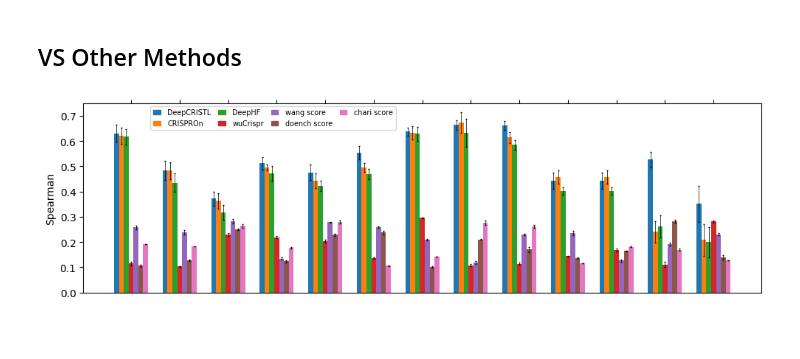
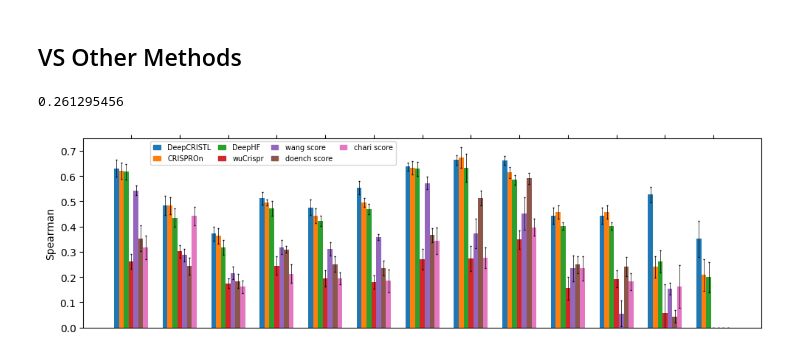
Before and after one commit to OrensteinLab/DeepCRISTL, a Jupyter notebook: new_version/graphs.ipynb, the cells around one changed output. Drawn from its saved outputs; the diff is of its cells as text; code cells hidden in the pictures.

Commit message:
improved graphs

```diff
--- a/new_version/graphs.ipynb
+++ b/new_version/graphs.ipynb
@@ -108,10 +117,13 @@ for dataset in original_datasets:
     dataset += ' ' * (IDEAL_LENGTH - len(dataset))
     datasets.append(dataset)
 
-categories = ['gl_tl', 'full_tl', 'no_em_tl', 'LL_tl', 'no_tl', 'no_pre_train']
+categories_tl = ['gl_tl', 'full_tl', 'no_em_tl', 'LL_tl', 'no_tl', 'no_pre_train']
 
-data_means_deephf,  data_stds_deephf= get_dict_avg_std('results_dhf_example.csv', original_datasets, categories)
-data_means_crispron, data_stds_crispron= get_dict_avg_std('results_co_example.csv', original_datasets, categories)
+data_means_deephf,  data_stds_deephf= get_dict_avg_std('results_dhf_example.csv', original_datasets, categories_tl)
+data_means_crispron, data_stds_crispron= get_dict_avg_std('results_co_example.csv', original_datasets, categories_tl)
+
+categories_various = ['wuCrispr', 'wang', 'doench', 'chariRaw']
+data_means_various, data_stds_various= get_dict_avg_std('results_various.csv', original_datasets, categories_various, is_various = True)
 # %% [markdown]
 ## TL Comparison
 # %%
@@ -123,19 +135,19 @@ hex_colors = ['#1f77b4', '#ff7f0e', '#2ca02c', '#d62728', '#9467bd', '#8c564b']
 
 
 num_datasets = len(datasets)
-num_categories = len(categories)
+num_categories = len(categories_tl)
 total_width = 10
 single_width = total_width / (num_categories+3)
 bar_width = single_width / 2  # half for normal, half for OO texture
 index = np.arange(num_datasets) * total_width
 
 # Plot bars for normal model
-for i, category in enumerate(categories):
+for i, category in enumerate(categories_tl):
     plt.bar(index + i * bar_width, data_means_deephf[category], bar_width,
             label=f'{category} (Normal)', yerr=data_stds_deephf[category], capsize=1, color = hex_colors[i], error_kw={'elinewidth': 0.5})
 
 # Plot bars for OO texture model with 'hatch' pattern
-for i, category in enumerate(categories):
+for i, category in enumerate(categories_tl):
     plt.bar(index + (i+6) * bar_width , data_means_crispron[category], bar_width,
             label=f'{category} (OO Texture)', hatch='//', yerr=data_stds_crispron[category], capsize=1, color = hex_colors[i], error_kw={'elinewidth': 0.5})
 # Add labels, title, and legend
@@ -196,10 +208,10 @@ data_means = {
     'DeepCRISTL': data_means_crispron['gl_tl'],
     'CRISPROn': data_means_crispron['no_tl'],
     'DeepHF': data_means_deephf['no_tl'],
-    'wuCrispr': np.random.rand(13)*0.2 + 0.1,
-    'wang score': np.random.rand(13)*0.2 + 0.1,
-    'doench score': np.random.rand(13)*0.2 + 0.1,
-    'chari score': np.random.rand(13)*0.2 + 0.1,
+    'wuCrispr': data_means_various['wuCrispr'],
+    'wang score': data_means_various['wang'],
+    'doench score': data_means_various['doench'],
+    'chari score': data_means_various['chariRaw'],
 }
 
 
@@ -209,11 +221,13 @@ data_stds = {
     'DeepCRISTL':  data_stds_crispron['gl_tl'],
     'CRISPROn':  data_stds_crispron['no_tl'],
     'DeepHF':  data_stds_deephf['no_tl'],
-    'wuCrispr':  np.random.rand(13)*0.01,
-    'wang score':  np.random.rand(13)*0.01,
-    'doench score':  np.random.rand(13)*0.01,
-    'chari score':  np.random.rand(13)*0.01,
+    'wuCrispr':  data_stds_various['wuCrispr'],
+    'wang score':  data_stds_various['wang'],
+    'doench score':  data_stds_various['doench'],
+    'chari score':  data_stds_various['chariRaw'],
 }
+
+print(data_means['wuCrispr'][0])
 
 
 
@@ -258,34 +272,35 @@ legend_elements = [
 
 
 
 
 plt.legend(handles=legend_elements, loc='lower center', bbox_to_anchor=(0.28, 0.84), ncol=4,
             fontsize='x-small', handlelength=1, handletextpad=1, columnspacing=1)
 
 # make figure bigger
 plt.gcf().set_size_inches(10, 3)
 
 # set y axis limits
 plt.ylim(0.0, 0.75)
 
 # show x axis on top
 plt.gca().xaxis.set_ticks_position('top')
 
 plt.xticks(index-bar_width*2 + total_width / 2, [], rotation=90)
 
 
 
 # Adjust layout
 plt.tight_layout()
 
 
 # save the plot
 plt.savefig('part2.png', dpi=300)
 
 # Show the plot
 plt.show()
 # %% [output]
+0.261295456
-[figure, old version]
+[figure, new version]
 # %%
 # combine
 from PIL import Image
```
Also changed, not shown: parts of 2 cells of this notebook, 3 other files.
